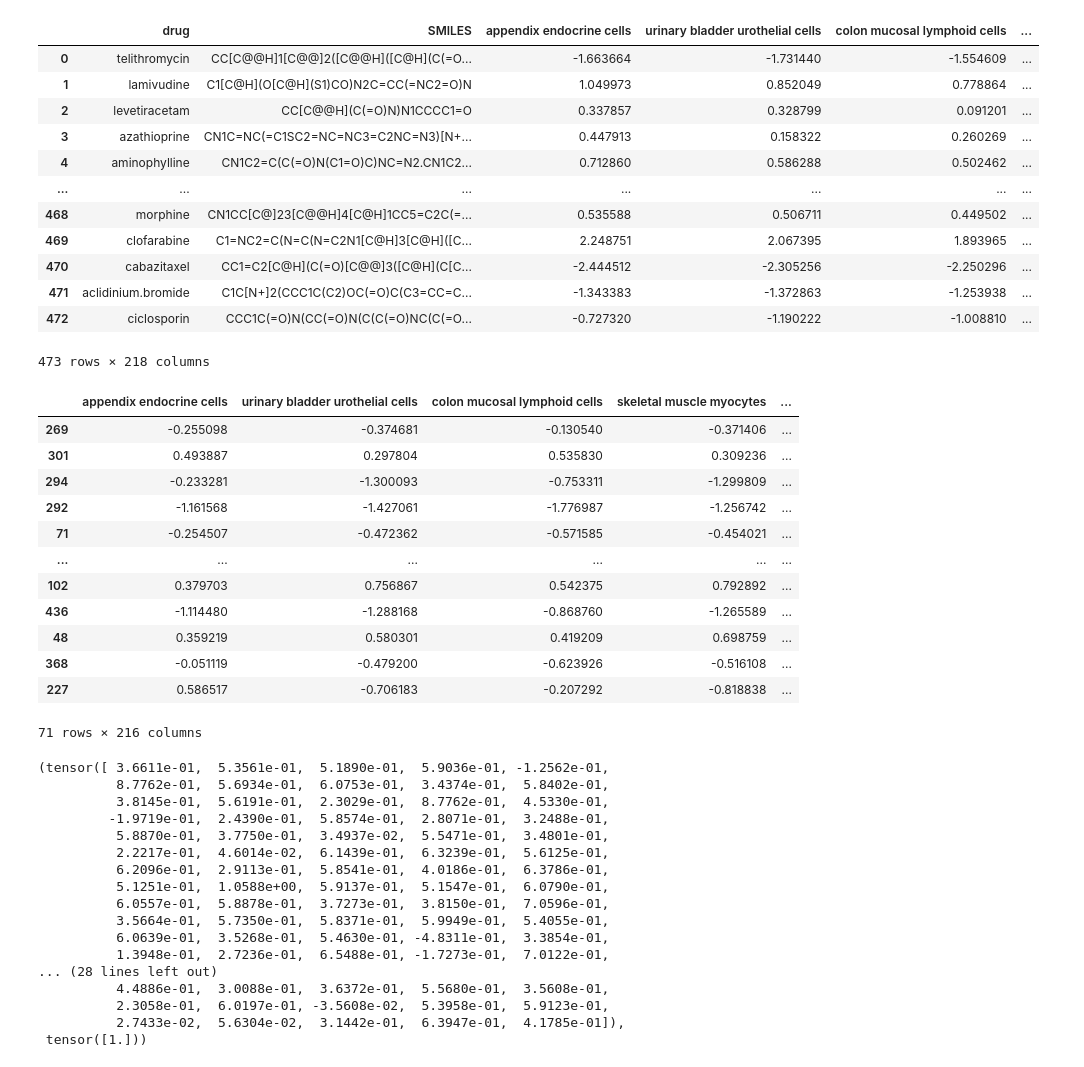
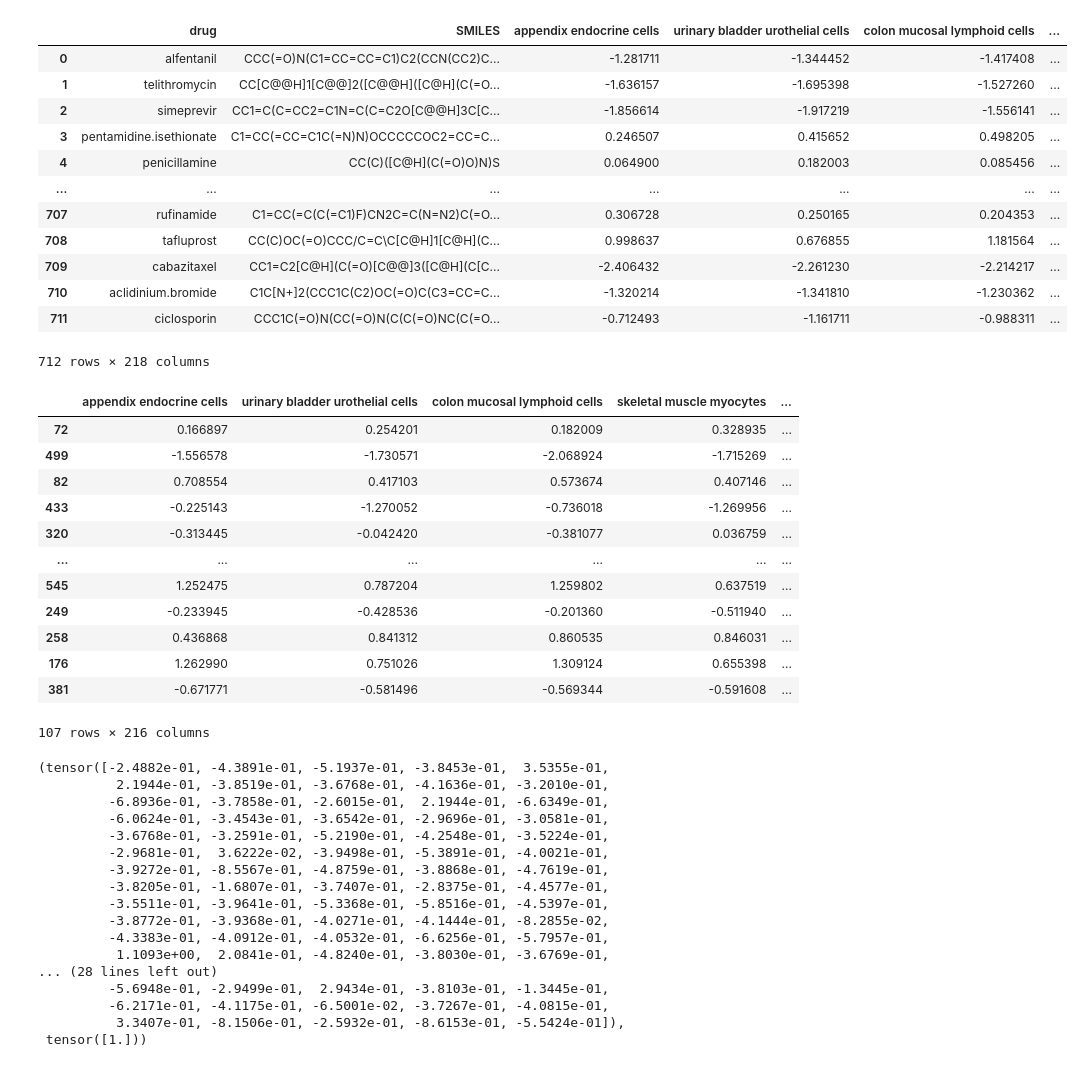
Before and after one commit to abeot/Adverse-effect-prediction, a Jupyter notebook: main.ipynb, the cells around one changed output. Drawn from its saved outputs; the diff is of its cells as text; code cells hidden in the pictures.

```diff
--- a/main.ipynb
+++ b/main.ipynb
@@ -1,24 +1,24 @@
 # %%
 import pandas as pd
 
-ae_name = 'diarrhoea'
+ae_name = 'vomiting'
 
 df = pd.read_csv(f'data_normalized_{ae_name}.csv')
 df
 # %% [output]
 |  | drug | SMILES | appendix endocrine cells | urinary bladder urothelial cells | colon mucosal lymphoid cells | ... |
-| 0 | telithromycin | CC[C@@H]1[C@@]2([C@@H]([C@H](C(=O... | -1.663664 | -1.731440 | -1.554609 | ... |
-| 1 | lamivudine | C1[C@H](O[C@H](S1)CO)N2C=CC(=NC2=O)N | 1.049973 | 0.852049 | 0.778864 | ... |
-| 2 | levetiracetam | CC[C@@H](C(=O)N)N1CCCC1=O | 0.337857 | 0.328799 | 0.091201 | ... |
-| 3 | azathioprine | CN1C=NC(=C1SC2=NC=NC3=C2NC=N3)[N+... | 0.447913 | 0.158322 | 0.260269 | ... |
-| 4 | aminophylline | CN1C2=C(C(=O)N(C1=O)C)NC=N2.CN1C2... | 0.712860 | 0.586288 | 0.502462 | ... |
+| 0 | alfentanil | CCC(=O)N(C1=CC=CC=C1)C2(CCN(CC2)C... | -1.281711 | -1.344452 | -1.417408 | ... |
+| 1 | telithromycin | CC[C@@H]1[C@@]2([C@@H]([C@H](C(=O... | -1.636157 | -1.695398 | -1.527260 | ... |
+| 2 | simeprevir | CC1=C(C=CC2=C1N=C(C=C2O[C@@H]3C[C... | -1.856614 | -1.917219 | -1.556141 | ... |
+| 3 | pentamidine.isethionate | C1=CC(=CC=C1C(=N)N)OCCCCCOC2=CC=C... | 0.246507 | 0.415652 | 0.498205 | ... |
+| 4 | penicillamine | CC(C)([C@H](C(=O)O)N)S | 0.064900 | 0.182003 | 0.085456 | ... |
 | ... | ... | ... | ... | ... | ... | ... |
-| 468 | morphine | CN1CC[C@]23[C@@H]4[C@H]1CC5=C2C(=... | 0.535588 | 0.506711 | 0.449502 | ... |
-| 469 | clofarabine | C1=NC2=C(N=C(N=C2N1[C@H]3[C@H]([C... | 2.248751 | 2.067395 | 1.893965 | ... |
-| 470 | cabazitaxel | CC1=C2[C@H](C(=O)[C@@]3([C@H](C[C... | -2.444512 | -2.305256 | -2.250296 | ... |
-| 471 | aclidinium.bromide | C1C[N+]2(CCC1C(C2)OC(=O)C(C3=CC=C... | -1.343383 | -1.372863 | -1.253938 | ... |
-| 472 | ciclosporin | CCC1C(=O)N(CC(=O)N(C(C(=O)NC(C(=O... | -0.727320 | -1.190222 | -1.008810 | ... |
+| 707 | rufinamide | C1=CC(=C(C(=C1)F)CN2C=C(N=N2)C(=O... | 0.306728 | 0.250165 | 0.204353 | ... |
+| 708 | tafluprost | CC(C)OC(=O)CCC/C=C\C[C@H]1[C@H](C... | 0.998637 | 0.676855 | 1.181564 | ... |
+| 709 | cabazitaxel | CC1=C2[C@H](C(=O)[C@@]3([C@H](C[C... | -2.406432 | -2.261230 | -2.214217 | ... |
+| 710 | aclidinium.bromide | C1C[N+]2(CCC1C(C2)OC(=O)C(C3=CC=C... | -1.320214 | -1.341810 | -1.230362 | ... |
+| 711 | ciclosporin | CCC1C(=O)N(CC(=O)N(C(C(=O)NC(C(=O... | -0.712493 | -1.161711 | -0.988311 | ... |
-473 rows × 218 columns
+712 rows × 218 columns
 # %%
 from utils import *
 # %%
@@ -34,18 +34,18 @@ for train_index, test_index in split.split(df, df[ae_name]):
 test_df
 # %% [output]
 |  | appendix endocrine cells | urinary bladder urothelial cells | colon mucosal lymphoid cells | skeletal muscle myocytes | ... |
-| 269 | -0.255098 | -0.374681 | -0.130540 | -0.371406 | ... |
-| 301 | 0.493887 | 0.297804 | 0.535830 | 0.309236 | ... |
-| 294 | -0.233281 | -1.300093 | -0.753311 | -1.299809 | ... |
-| 292 | -1.161568 | -1.427061 | -1.776987 | -1.256742 | ... |
-| 71 | -0.254507 | -0.472362 | -0.571585 | -0.454021 | ... |
+| 72 | 0.166897 | 0.254201 | 0.182009 | 0.328935 | ... |
+| 499 | -1.556578 | -1.730571 | -2.068924 | -1.715269 | ... |
+| 82 | 0.708554 | 0.417103 | 0.573674 | 0.407146 | ... |
+| 433 | -0.225143 | -1.270052 | -0.736018 | -1.269956 | ... |
+| 320 | -0.313445 | -0.042420 | -0.381077 | 0.036759 | ... |
 | ... | ... | ... | ... | ... | ... |
-| 102 | 0.379703 | 0.756867 | 0.542375 | 0.792892 | ... |
-| 436 | -1.114480 | -1.288168 | -0.868760 | -1.265589 | ... |
-| 48 | 0.359219 | 0.580301 | 0.419209 | 0.698759 | ... |
-| 368 | -0.051119 | -0.479200 | -0.623926 | -0.516108 | ... |
-| 227 | 0.586517 | -0.706183 | -0.207292 | -0.818838 | ... |
+| 545 | 1.252475 | 0.787204 | 1.259802 | 0.637519 | ... |
+| 249 | -0.233945 | -0.428536 | -0.201360 | -0.511940 | ... |
+| 258 | 0.436868 | 0.841312 | 0.860535 | 0.846031 | ... |
+| 176 | 1.262990 | 0.751026 | 1.309124 | 0.655398 | ... |
+| 381 | -0.671771 | -0.581496 | -0.569344 | -0.591608 | ... |
-71 rows × 216 columns
+107 rows × 216 columns
 # %%
 # train_df = train_df.reset_index(drop=True)
 
@@ -112,22 +112,22 @@ class tox_dataset(Dataset):
 ic, ae = tox_dataset(train_df)[0]
 ic, ae
 # %% [output]
-(tensor([ 3.6611e-01,  5.3561e-01,  5.1890e-01,  5.9036e-01, -1.2562e-01,
-          8.7762e-01,  5.6934e-01,  6.0753e-01,  3.4374e-01,  5.8402e-01,
-          3.8145e-01,  5.6191e-01,  2.3029e-01,  8.7762e-01,  4.5330e-01,
-         -1.9719e-01,  2.4390e-01,  5.8574e-01,  2.8071e-01,  3.2488e-01,
-          5.8870e-01,  3.7750e-01,  3.4937e-02,  5.5471e-01,  3.4801e-01,
-          2.2217e-01,  4.6014e-02,  6.1439e-01,  6.3239e-01,  5.6125e-01,
-          6.2096e-01,  2.9113e-01,  5.8541e-01,  4.0186e-01,  6.3786e-01,
-          5.1251e-01,  1.0588e+00,  5.9137e-01,  5.1547e-01,  6.0790e-01,
-          6.0557e-01,  5.8878e-01,  3.7273e-01,  3.8150e-01,  7.0596e-01,
-          3.5664e-01,  5.7350e-01,  5.8371e-01,  5.9949e-01,  5.4055e-01,
-          6.0639e-01,  3.5268e-01,  5.4630e-01, -4.8311e-01,  3.3854e-01,
-          1.3948e-01,  2.7236e-01,  6.5488e-01, -1.7273e-01,  7.0122e-01,
+(tensor([-2.4882e-01, -4.3891e-01, -5.1937e-01, -3.8453e-01,  3.5355e-01,
+          2.1944e-01, -3.8519e-01, -3.6768e-01, -4.1636e-01, -3.2010e-01,
+         -6.8936e-01, -3.7858e-01, -2.6015e-01,  2.1944e-01, -6.6349e-01,
+         -6.0624e-01, -3.4543e-01, -3.6542e-01, -2.9696e-01, -3.0581e-01,
+         -3.6768e-01, -3.2591e-01, -5.2190e-01, -4.2548e-01, -3.5224e-01,
+         -2.9681e-01,  3.6222e-02, -3.9498e-01, -5.3891e-01, -4.0021e-01,
+         -3.9272e-01, -8.5567e-01, -4.8759e-01, -3.8868e-01, -4.7619e-01,
+         -3.8205e-01, -1.6807e-01, -3.7407e-01, -2.8375e-01, -4.4577e-01,
+         -3.5511e-01, -3.9641e-01, -5.3368e-01, -5.8516e-01, -4.5397e-01,
+         -3.8772e-01, -3.9368e-01, -4.0271e-01, -4.1444e-01, -8.2855e-02,
+         -4.3383e-01, -4.0912e-01, -4.0532e-01, -6.6256e-01, -5.7957e-01,
+          1.1093e+00,  2.0841e-01, -4.8240e-01, -3.8030e-01, -3.6769e-01,
 ... (28 lines left out)
-          4.4886e-01,  3.0088e-01,  3.6372e-01,  5.5680e-01,  3.5608e-01,
-          2.3058e-01,  6.0197e-01, -3.5608e-02,  5.3958e-01,  5.9123e-01,
-          2.7433e-02,  5.6304e-02,  3.1442e-01,  6.3947e-01,  4.1785e-01]),
+         -5.6948e-01, -2.9499e-01,  2.9434e-01, -3.8103e-01, -1.3445e-01,
+         -6.2171e-01, -4.1175e-01, -6.5001e-02, -3.7267e-01, -4.0815e-01,
+          3.3407e-01, -8.1506e-01, -2.5932e-01, -8.6153e-01, -5.5424e-01]),
  tensor([1.]))
 # %%
 # batch_size is changeable
```
Also changed, not shown: parts of 1 cell of this notebook, 17 other files.
